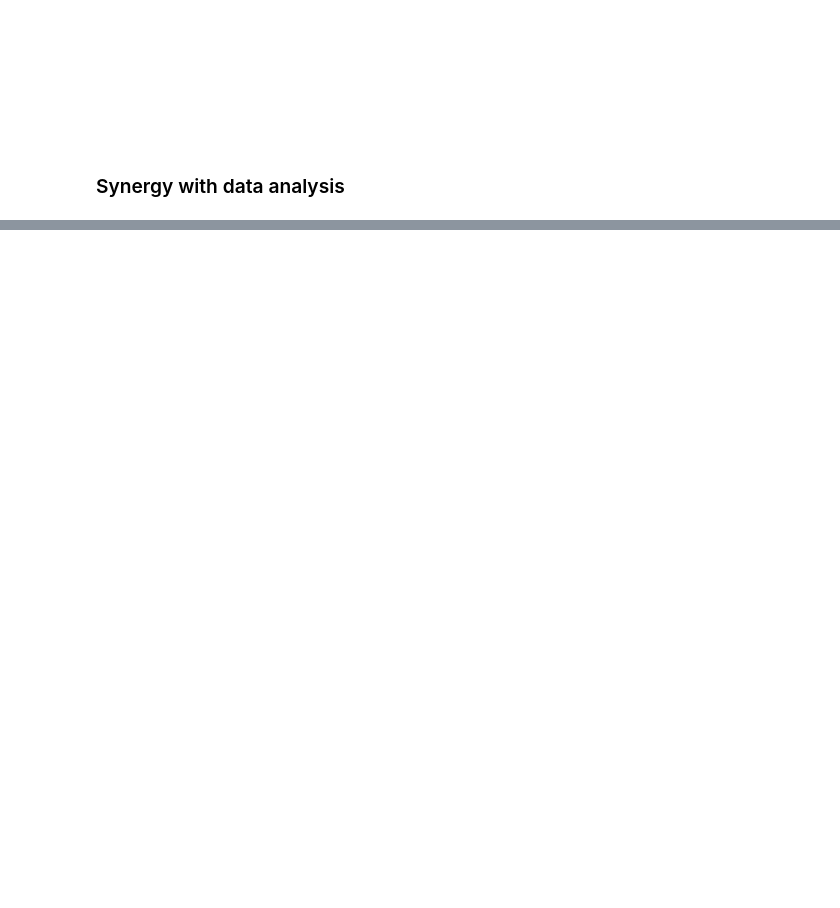
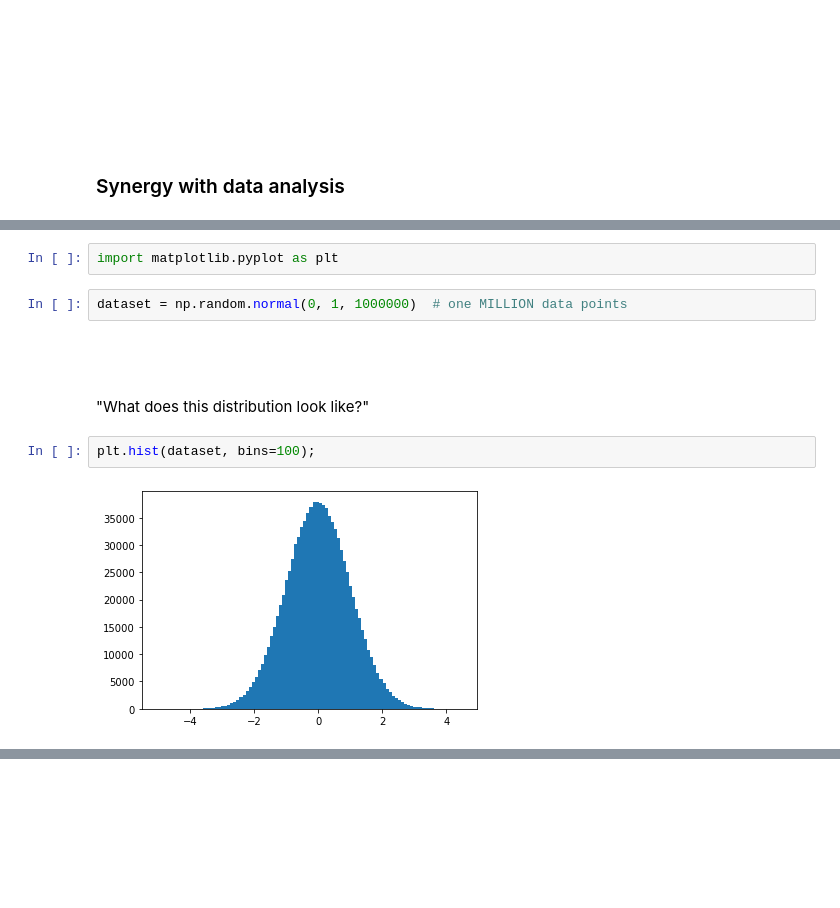
Before and after one commit to jpivarski-talks/2022-08-03-codas-hep-columnar-tutorial, a Jupyter notebook: part-1.ipynb, the cells around one changed output, grey strips where cells are left out. Saved outputs shown, nothing was run; the diff lists cells and outputs as text; blank space fills up the shorter version.

```diff
--- a/part-1.ipynb
+++ b/part-1.ipynb
@@ -398,0 +409,12 @@ B ← 3 4 ⍴ ⍳ 12
+# %%
+import matplotlib.pyplot as plt
+# %%
+dataset = np.random.normal(0, 1, 1000000)  # one MILLION data points
+# %% [markdown]
+<br><br>
+
+"What does this distribution look like?"
+# %%
+plt.hist(dataset, bins=100);
+# %% [output]
+[figure, added]
```
Also changed, not shown: parts of 50 cells of this notebook.
